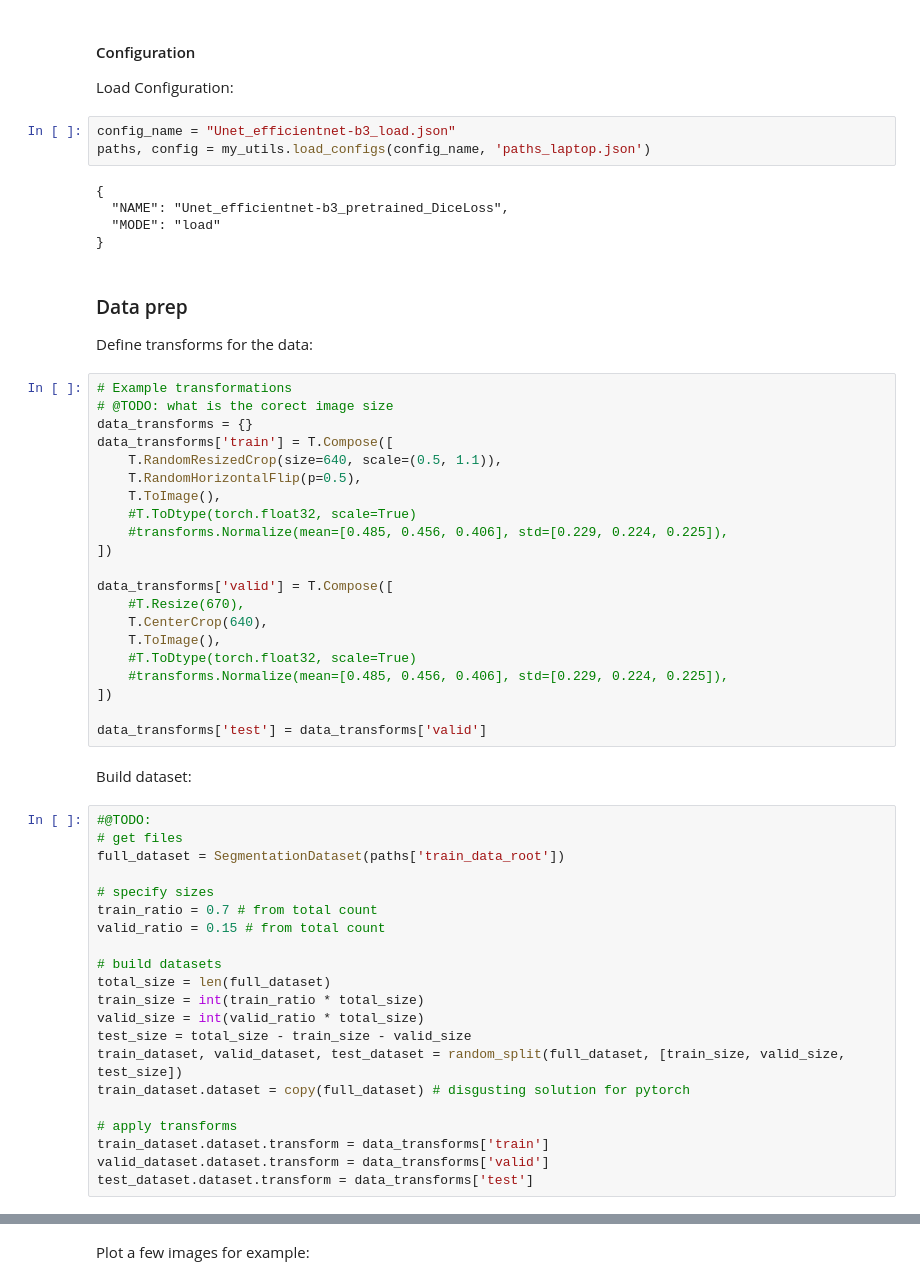
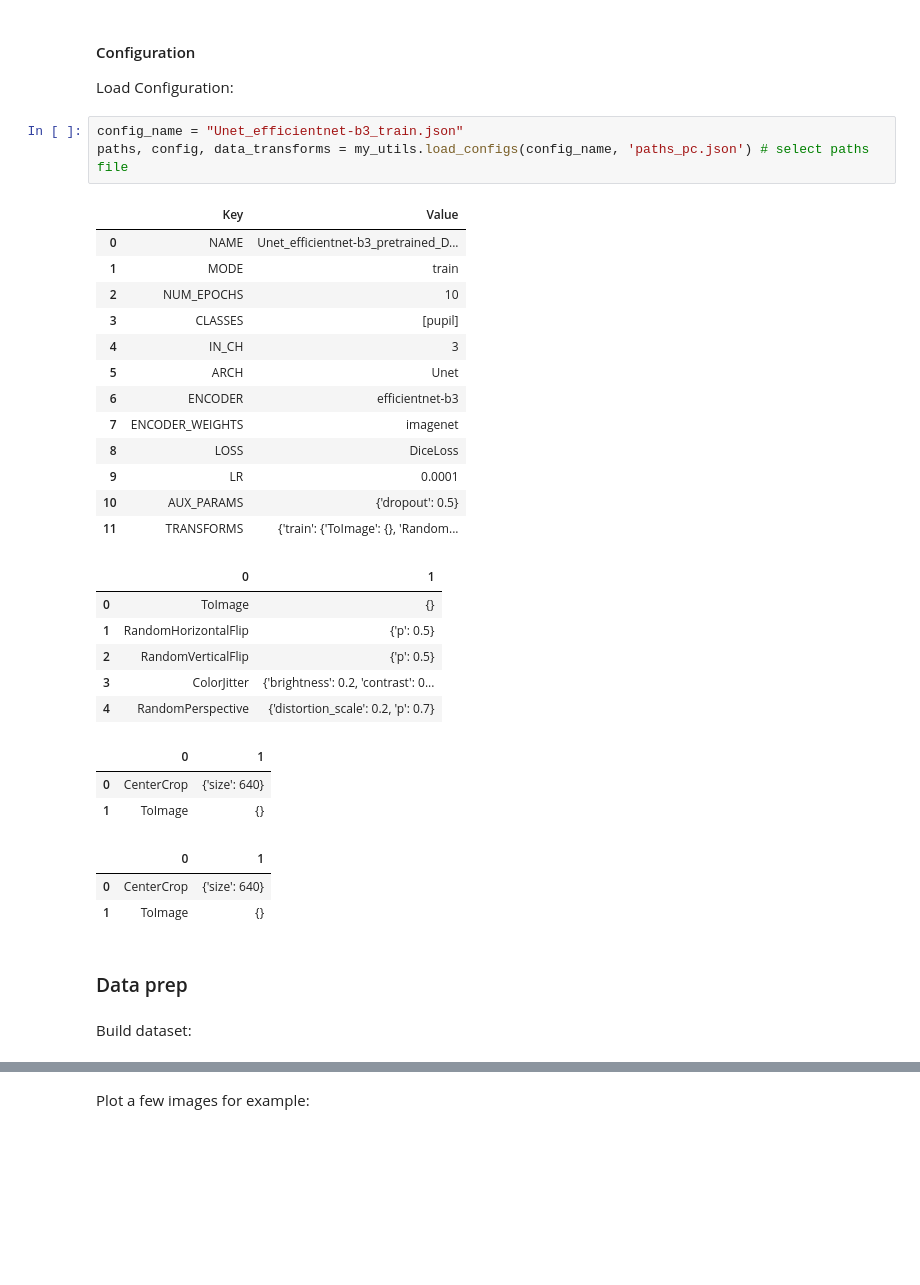
Before and after one commit to Jonathm126/CataractIrisSegmentation_SMP, a Jupyter notebook: train_model.ipynb, the cells around one changed output, grey strips where cells are left out. Cells and saved outputs as stored; diff of their text form; blank space fills up the shorter version.

```diff
--- a/train_model.ipynb
+++ b/train_model.ipynb
@@ -29,57 +26,35 @@ device = torch.device("cuda" if torch.cuda.is_available() else "cpu")
 #### Configuration
 Load Configuration:
 # %%
-config_name = "Unet_efficientnet-b3_load.json"
-paths, config = my_utils.load_configs(config_name, 'paths_laptop.json')
+config_name = "Unet_efficientnet-b3_train.json"
+paths, config, data_transforms = my_utils.load_configs(config_name, 'paths_pc.json') # select paths file
 # %% [output]
-{
-  "NAME": "Unet_efficientnet-b3_pretrained_DiceLoss",
-  "MODE": "load"
-}
+|  | Key | Value |
+| 0 | NAME | Unet_efficientnet-b3_pretrained_D... |
+| 1 | MODE | train |
+| 2 | NUM_EPOCHS | 10 |
+| 3 | CLASSES | [pupil] |
+| 4 | IN_CH | 3 |
+| 5 | ARCH | Unet |
+| 6 | ENCODER | efficientnet-b3 |
+| 7 | ENCODER_WEIGHTS | imagenet |
+| 8 | LOSS | DiceLoss |
+| 9 | LR | 0.0001 |
+| 10 | AUX_PARAMS | {'dropout': 0.5} |
+| 11 | TRANSFORMS | {'train': {'ToImage': {}, 'Random... |
+|  | 0 | 1 |
+| 0 | ToImage | {} |
+| 1 | RandomHorizontalFlip | {'p': 0.5} |
+| 2 | RandomVerticalFlip | {'p': 0.5} |
+| 3 | ColorJitter | {'brightness': 0.2, 'contrast': 0... |
+| 4 | RandomPerspective | {'distortion_scale': 0.2, 'p': 0.7} |
+|  | 0 | 1 |
+| 0 | CenterCrop | {'size': 640} |
+| 1 | ToImage | {} |
+|  | 0 | 1 |
+| 0 | CenterCrop | {'size': 640} |
+| 1 | ToImage | {} |
 # %% [markdown]
 ### Data prep
-Define transforms for the data:
-# %%
-# Example transformations
-# @TODO: what is the corect image size
-data_transforms = {}
-data_transforms['train'] = T.Compose([
-    T.RandomResizedCrop(size=640, scale=(0.5, 1.1)),
-    T.RandomHorizontalFlip(p=0.5),
-    T.ToImage(),
-    #T.ToDtype(torch.float32, scale=True)
-    #transforms.Normalize(mean=[0.485, 0.456, 0.406], std=[0.229, 0.224, 0.225]),
-])
-
-data_transforms['valid'] = T.Compose([
-    #T.Resize(670),
-    T.CenterCrop(640),
-    T.ToImage(),
-    #T.ToDtype(torch.float32, scale=True)
-    #transforms.Normalize(mean=[0.485, 0.456, 0.406], std=[0.229, 0.224, 0.225]),
-])
-
-data_transforms['test'] = data_transforms['valid']
 # %% [markdown]
 Build dataset:
-# %%
-#@TODO:
-# get files
-full_dataset = SegmentationDataset(paths['train_data_root'])
-
-# specify sizes
-train_ratio = 0.7 # from total count
-valid_ratio = 0.15 # from total count
-
-# build datasets
-total_size = len(full_dataset)
-train_size = int(train_ratio * total_size)
-valid_size = int(valid_ratio * total_size)
-test_size = total_size - train_size - valid_size
-train_dataset, valid_dataset, test_dataset = random_split(full_dataset, [train_size, valid_size, test_size])
-train_dataset.dataset = copy(full_dataset) # disgusting solution for pytorch
-
-# apply transforms
-train_dataset.dataset.transform = data_transforms['train']
-valid_dataset.dataset.transform = data_transforms['valid']
-test_dataset.dataset.transform = data_transforms['test']
```
Also changed, not shown: parts of 9 cells of this notebook, 15 other files.
